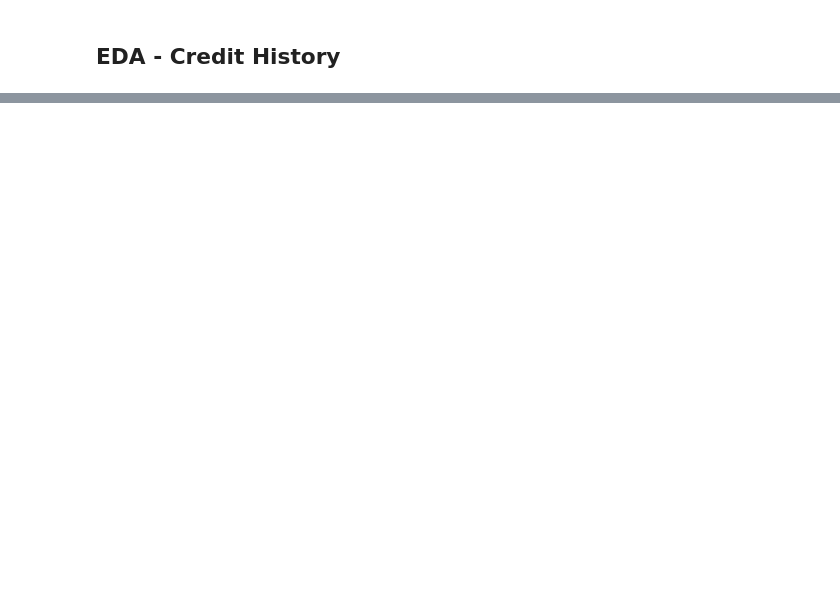
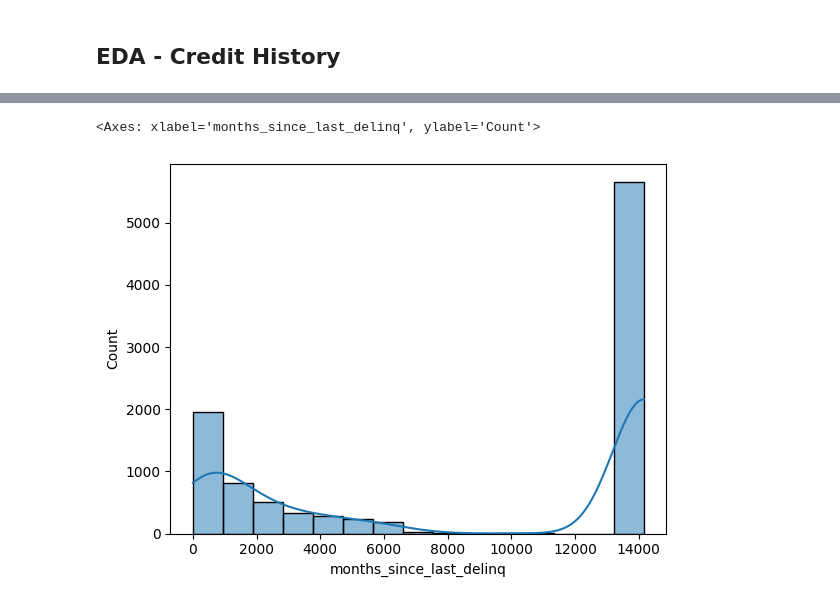
Before and after one commit to akshaypratap008/Linear-Regression-on-Lending-Club-Data, a Jupyter notebook: data_cleaning.ipynb, the cells around one changed output, grey strips where cells are left out. Cells and saved outputs as stored; diff of their text form; code cells hidden in the pictures; blank space fills up the shorter version.

```diff
--- a/data_cleaning.ipynb
+++ b/data_cleaning.ipynb
@@ -166,0 +356,5 @@ temp_df.corr()
+# %%
+sns.histplot(temp_df['months_since_last_delinq']**2, kde=True)
+# %% [output]
+<Axes: xlabel='months_since_last_delinq', ylabel='Count'>
+[figure, added]
```
Also changed, not shown: parts of 87 cells of this notebook, 1 other file.
